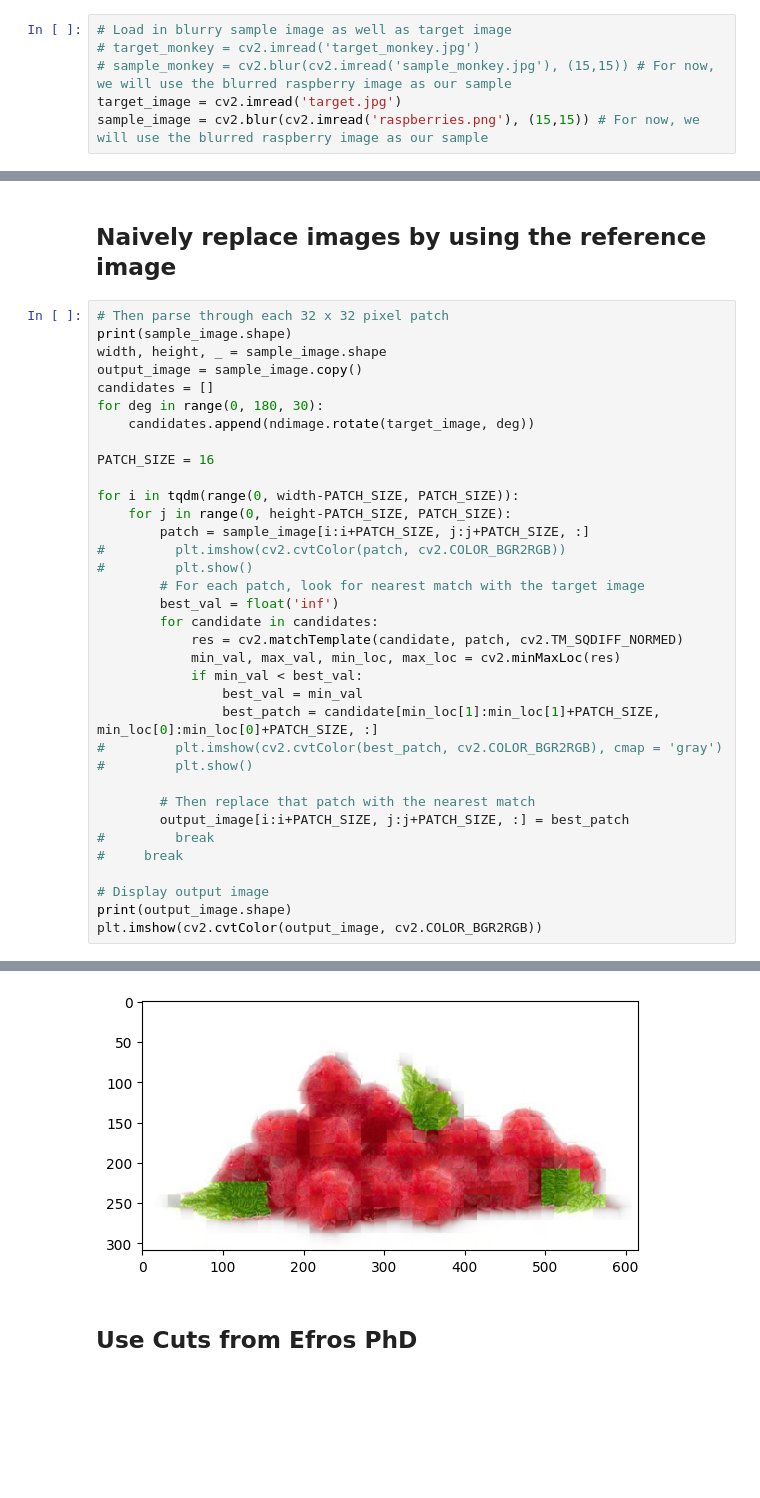
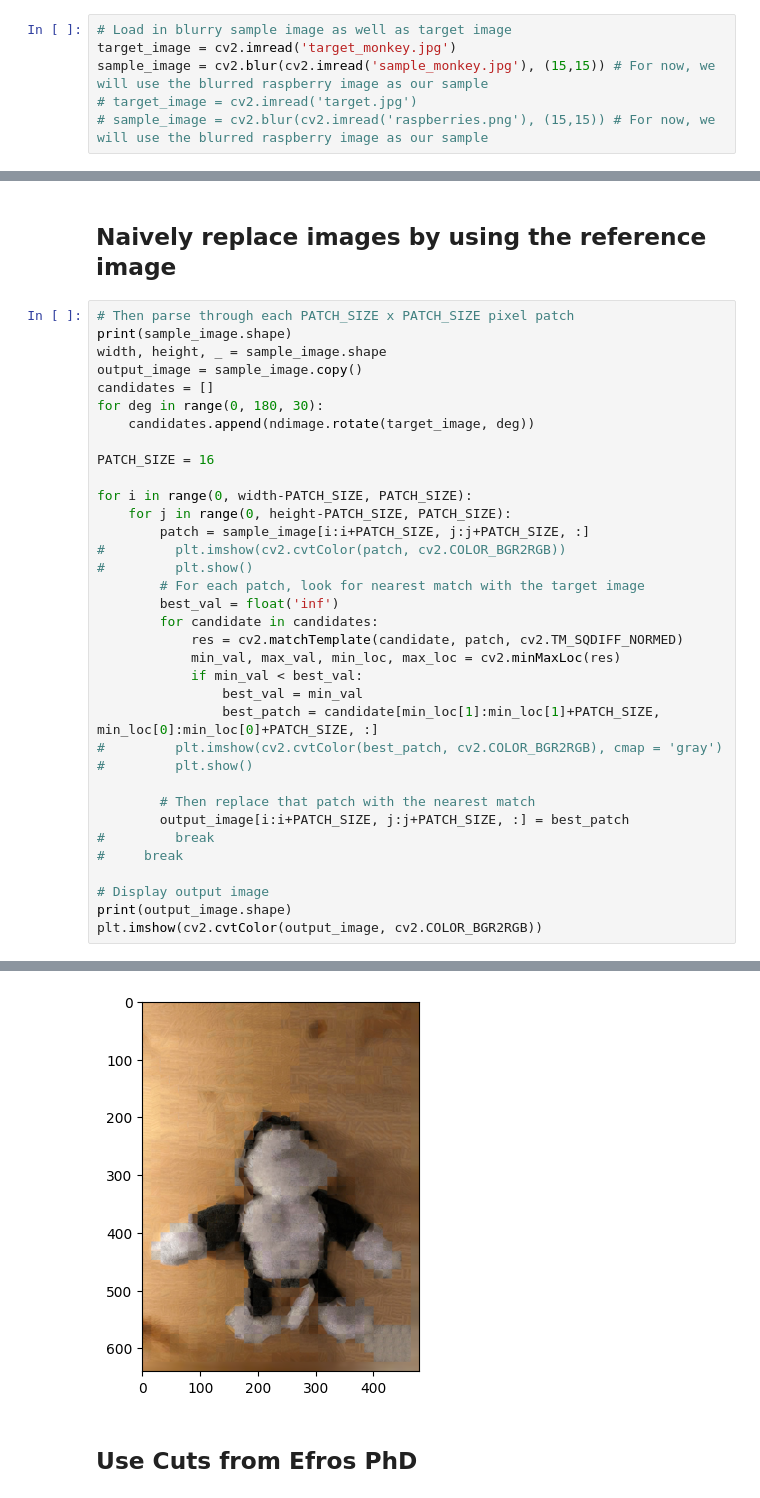
Before and after one commit to andrewtshen/superreso, a Jupyter notebook: SuperReso-Copy2.ipynb, the cells around one changed output, grey strips where cells are left out. Drawn from its saved outputs; the diff is of its cells as text; blank space fills up the shorter version.

```diff
--- a/SuperReso-Copy2.ipynb
+++ b/SuperReso-Copy2.ipynb
@@ -13,7 +13,7 @@ import matplotlib.pyplot as plt
 ## Load and Visualize Images
 # %%
 # Load in blurry sample image as well as target image
-# target_monkey = cv2.imread('target_monkey.jpg')
-# sample_monkey = cv2.blur(cv2.imread('sample_monkey.jpg'), (15,15)) # For now, we will use the blurred raspberry image as our sample
-target_image = cv2.imread('target.jpg')
-sample_image = cv2.blur(cv2.imread('raspberries.png'), (15,15)) # For now, we will use the blurred raspberry image as our sample
+target_image = cv2.imread('target_monkey.jpg')
+sample_image = cv2.blur(cv2.imread('sample_monkey.jpg'), (15,15)) # For now, we will use the blurred raspberry image as our sample
+# target_image = cv2.imread('target.jpg')
+# sample_image = cv2.blur(cv2.imread('raspberries.png'), (15,15)) # For now, we will use the blurred raspberry image as our sample
@@ -30,7 +34,7 @@ plt.show()
 # %% [markdown]
 ## Naively replace images by using the reference image
 # %%
-# Then parse through each 32 x 32 pixel patch
+# Then parse through each PATCH_SIZE x PATCH_SIZE pixel patch
 print(sample_image.shape)
 width, height, _ = sample_image.shape
 output_image = sample_image.copy()
@@ -40,7 +44,7 @@ for deg in range(0, 180, 30):
 
 PATCH_SIZE = 16
 
-for i in tqdm(range(0, width-PATCH_SIZE, PATCH_SIZE)):
+for i in range(0, width-PATCH_SIZE, PATCH_SIZE):
     for j in range(0, height-PATCH_SIZE, PATCH_SIZE):
         patch = sample_image[i:i+PATCH_SIZE, j:j+PATCH_SIZE, :]
 #         plt.imshow(cv2.cvtColor(patch, cv2.COLOR_BGR2RGB))
@@ -71,4 +75,4 @@ plt.imshow(cv2.cvtColor(output_image, cv2.COLOR_BGR2RGB))
-[figure, old version]
+[figure, new version]
 # %% [markdown]
 ## Use Cuts from Efros PhD
 # %%
```
Also changed, not shown: parts of 6 cells of this notebook, 9 other files.
